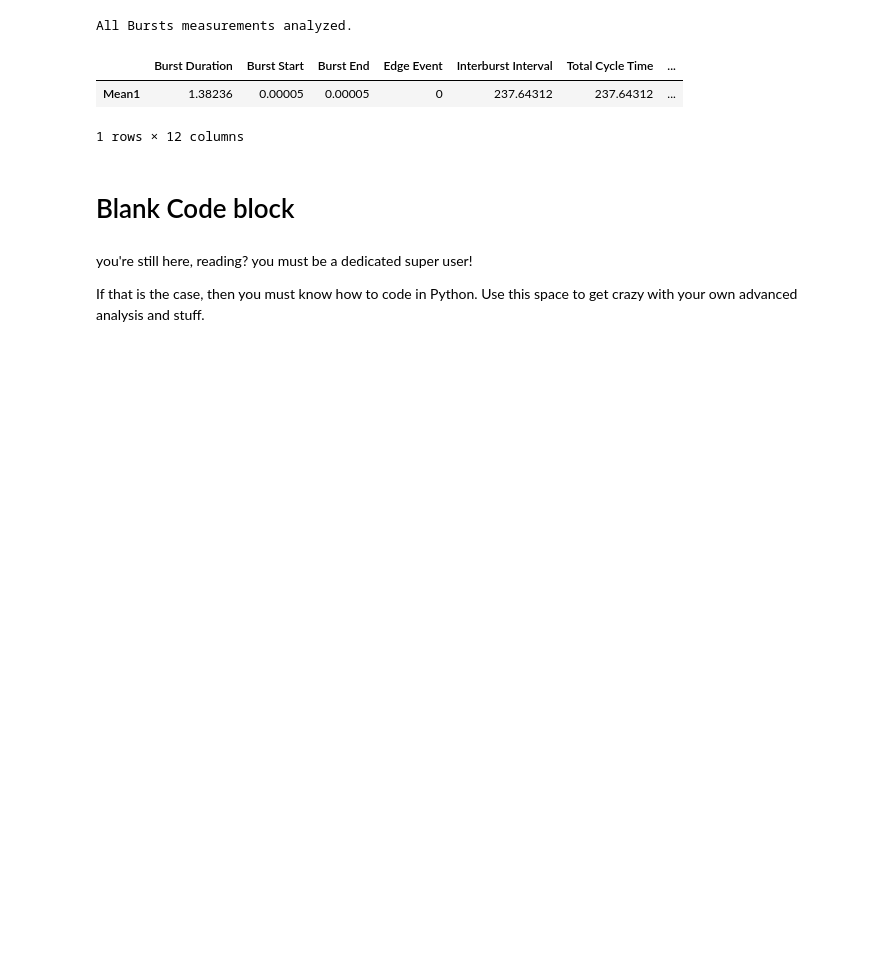
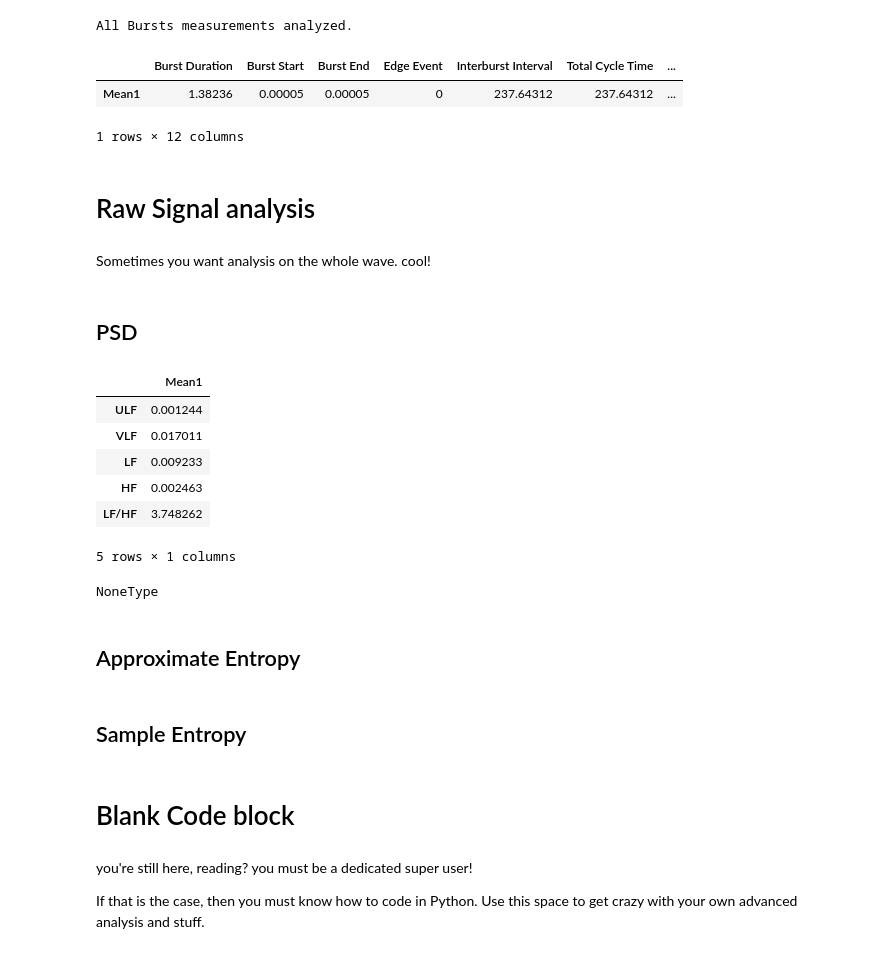
Before and after one commit to drcgw/bass, a Jupyter notebook: Single Wave- Interactive.ipynb, the cells around one changed output. Saved outputs shown, nothing was run; the diff lists cells and outputs as text; code cells hidden in the pictures; blank space fills up the shorter version.

Commit message:
PSD on raw signal
you can now get psd on the signal data and power in bands if you
specify them.

#31659628414231

```diff
--- a/Single Wave- Interactive.ipynb
+++ b/Single Wave- Interactive.ipynb
@@ -449,6 +546,6 @@ hf = 0.4 #max of the range of the high freq band. range is lf:hf. hf can be no m
 dx = 10 #segmentation for the area under the curve.
 
 results_PSD = DataFrame(index = ['ULF', 'VLF', 'LF','HF','LF/HF'])
-Settings_PSD = Series(index = ['Hz','ULF', 'VLF', 'LF','HF','dx'],
+Settings['PSD'] = Series(index = ['Hz','ULF', 'VLF', 'LF','HF','dx'],
                       data=[hz, ulf, vlf, lf, hf, dx])
-Settings_PSD
+Settings
@@ -555,3 +666,18 @@ All Bursts measurements analyzed.
 |  | Burst Duration | Burst Start | Burst End | Edge Event | Interburst Interval | Total Cycle Time | ... |
 | Mean1 | 1.38236 | 0.00005 | 0.00005 | 0 | 237.64312 | 237.64312 | ... |
 1 rows × 12 columns
+# %% [markdown]
+# Raw Signal analysis
+# %% [markdown]
+Sometimes you want analysis on the whole wave. cool!
+# %% [markdown]
+## PSD
+# %%
+Settings['PSD-Signal'] = Series(index = ['ULF', 'VLF', 'LF','HF','dx'])
+#Set PSD ranges for power in band
+
+Settings['PSD-Signal']['ULF'] = 100 #max of the range of the ultra low freq band. range is 0:ulf
+Settings['PSD-Signal']['VLF'] = 200 #max of the range of the very low freq band. range is ulf:vlf
+Settings['PSD-Signal']['LF'] = 300 #max of the range of the low freq band. range is vlf:lf
+Settings['PSD-Signal']['HF'] = 400 #max of the range of the high freq band. range is lf:hf. hf can be no more than (hz/2)
+Settings['PSD-Signal']['dx'] = 10 #segmentation for the area under the curve.
@@ -557,0 +725,19 @@ All Bursts measurements analyzed.
+# %%
+version = 'original'
+key = 'Mean1'
+Results = psd_signal(version, key, Data, Settings, Results)
+Results['PSD-Signal']
+# %% [output]
+|  | Mean1 |
+| ULF | 0.001244 |
+| VLF | 0.017011 |
+| LF | 0.009233 |
+| HF | 0.002463 |
+| LF/HF | 3.748262 |
+5 rows × 1 columns
+# %%
+type(Results)
+# %% [output]
+NoneType
+# %% [markdown]
+## Approximate Entropy
@@ -557,0 +753,2 @@ All Bursts measurements analyzed.
+# %% [markdown]
+## Sample Entropy
```
Also changed, not shown: parts of 9 cells of this notebook, 2 other files.
